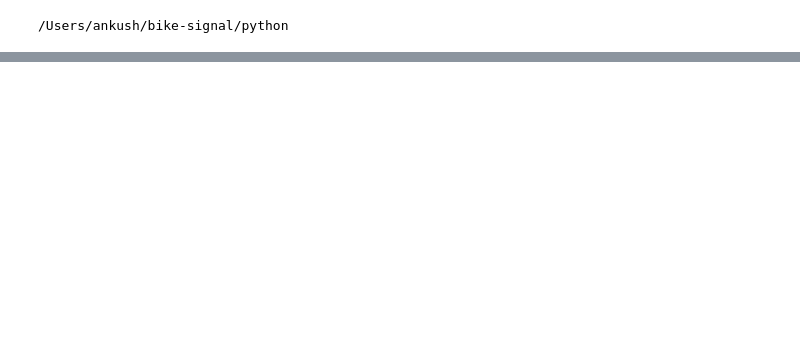
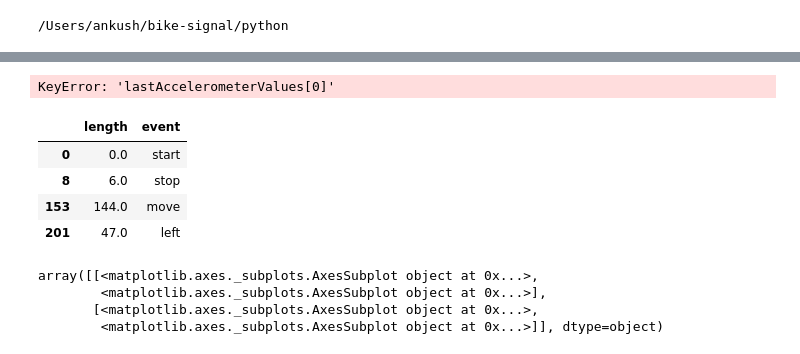
Before and after one commit to ankunix/bikeSignal, a Jupyter notebook: python/Signal Processing.ipynb, the cells around one changed output, grey strips where cells are left out. Saved outputs shown, nothing was run; the diff lists cells and outputs as text; code cells hidden in the pictures; blank space fills up the shorter version.

```diff
--- a/python/Signal Processing.ipynb
+++ b/python/Signal Processing.ipynb
@@ -99,2 +206,0 @@ d=d.reset_index()
-# %%
-d.timestamp=d.timestamp.apply(lambda x:int((x-d.timestamp[0])*1e-8))
@@ -121,0 +330,41 @@ d
+# %%
+priorLength=40
+x=pd.DataFrame(
+    columns=[
+        'MeanLinearAcceleration','MeanLateralAcceleration','MeanLinearVelocity', 'MeanLateralVelocity', 'MeanLinearPosition', 'MeanLateralPosition', 'MeanYaw', 'MeanRoll',
+        'StdLinearAcceleration','StdLateralAcceleration','StdLinearVelocity', 'StdLateralVelocity', 'StdLinearPosition', 'StdLateralPosition', 'StdYaw', 'StdRoll',
+        'SkewLinearAcceleration','SkewLateralAcceleration','SkewLinearVelocity', 'SkewLateralVelocity', 'SkewLinearPosition', 'SkewLateralPosition', 'SkewYaw', 'SkewRoll',
+        'KurtLinearAcceleration','KurtLateralAcceleration','KurtLinearVelocity', 'KurtLateralVelocity', 'KurtLinearPosition', 'KurtLateralPosition', 'KurtYaw', 'KurtRoll',
+        'length', 'event'
+    ]
+)
+for key in feat.keys():
+    d=feat[key]
+    seq=getSequence(d)
+    d=d.ix[:, d.columns != 'label']
+    moments=pd.DataFrame(columns=['MeanLinearAcceleration','MeanLateralAcceleration','MeanLinearVelocity', 'MeanLateralVelocity', 'MeanLinearPosition', 'MeanLateralPosition', 'MeanYaw', 'MeanRoll',
+        'StdLinearAcceleration','StdLateralAcceleration','StdLinearVelocity', 'StdLateralVelocity', 'StdLinearPosition', 'StdLateralPosition', 'StdYaw', 'StdRoll',
+        'SkewLinearAcceleration','SkewLateralAcceleration','SkewLinearVelocity', 'SkewLateralVelocity', 'SkewLinearPosition', 'SkewLateralPosition', 'SkewYaw', 'SkewRoll',
+        'KurtLinearAcceleration','KurtLateralAcceleration','KurtLinearVelocity', 'KurtLateralVelocity', 'KurtLinearPosition', 'KurtLateralPosition', 'KurtYaw', 'KurtRoll',
+        ])
+    for idx,row in seq.iterrows():
+        if idx==0:
+            last_idx=idx
+            continue
+
+        mean=pd.DataFrame(d[last_idx:idx].mean()).transpose()
+        mean.columns=['MeanLinearAcceleration','MeanLateralAcceleration','MeanLinearVelocity', 'MeanLateralVelocity', 'MeanLinearPosition', 'MeanLateralPosition', 'MeanYaw', 'MeanRoll']
+
+        std=pd.DataFrame(d[last_idx:idx].std()).transpose()
+        std.columns=['StdLinearAcceleration','StdLateralAcceleration','StdLinearVelocity', 'StdLateralVelocity', 'StdLinearPosition', 'StdLateralPosition', 'StdYaw', 'StdRoll']
+
+        skew=pd.DataFrame(d[last_idx:idx].apply(lambda x:x.skew())).transpose()
+        skew.columns=['SkewLinearAcceleration','SkewLateralAcceleration','SkewLinearVelocity', 'SkewLateralVelocity', 'SkewLinearPosition', 'SkewLateralPosition', 'SkewYaw', 'SkewRoll']
+
+        kurt=pd.DataFrame(d[last_idx:idx].apply(lambda x:x.kurtosis())).transpose()
+        kurt.columns=['KurtLinearAcceleration','KurtLateralAcceleration','KurtLinearVelocity', 'KurtLateralVelocity', 'KurtLinearPosition', 'KurtLateralPosition', 'KurtYaw', 'KurtRoll']
+
+
+    display(pd.concat([mean, std, skew, kurt], axis=1, join_axes=[mean.index])
+display(moments)
+    #display(pd.concat([result,seq],axis=1))
@@ -121,0 +412,12 @@ d
+# %%
+getRotations(d).plot()
+# %% [output]
+KeyError: 'lastAccelerometerValues[0]'
+# %%
+getSequence(d)[0:4]
+# %% [output]
+|  | length | event |
+| 0 | 0.0 | start |
+| 8 | 6.0 | stop |
+| 153 | 144.0 | move |
+| 201 | 47.0 | left |
@@ -121,0 +428,7 @@ d
+# %%
+qx.rolling(window=2).mean().hist()
+# %% [output]
+array([[<matplotlib.axes._subplots.AxesSubplot object at 0x...>,
+        <matplotlib.axes._subplots.AxesSubplot object at 0x...>],
+       [<matplotlib.axes._subplots.AxesSubplot object at 0x...>,
+        <matplotlib.axes._subplots.AxesSubplot object at 0x...>]], dtype=object)
```
Also changed, not shown: parts of 49 cells of this notebook, 10 other files.
